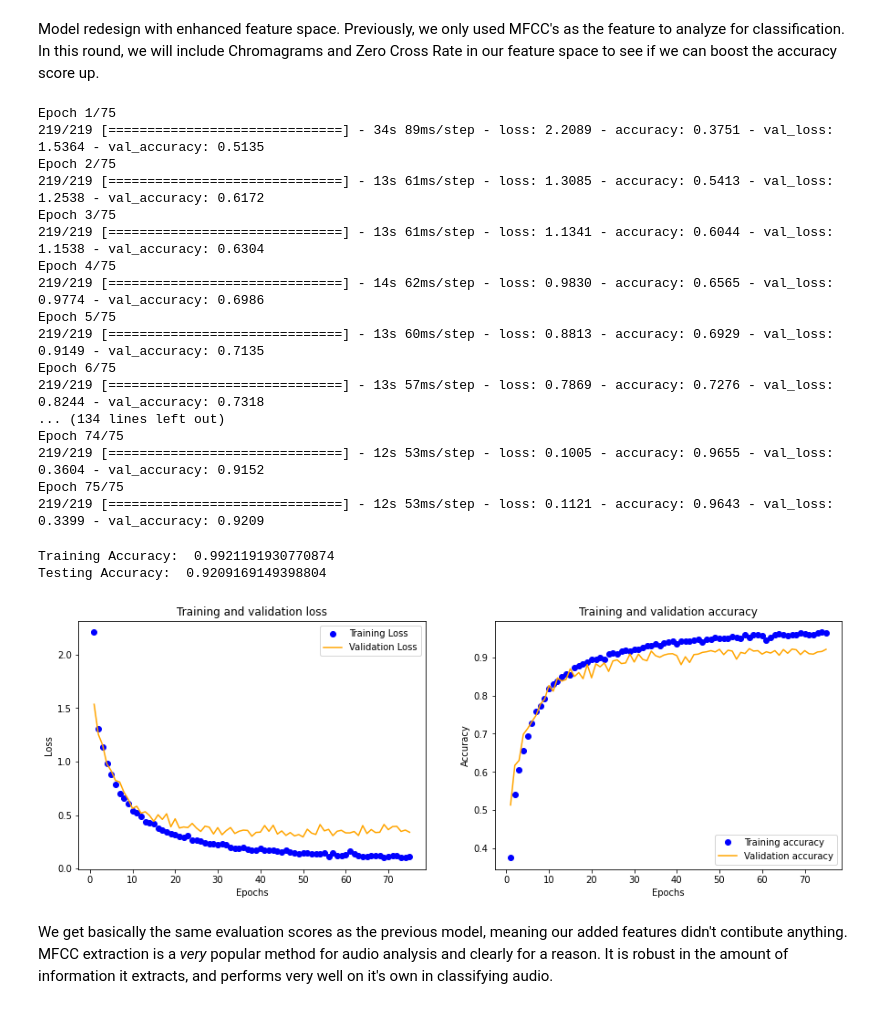
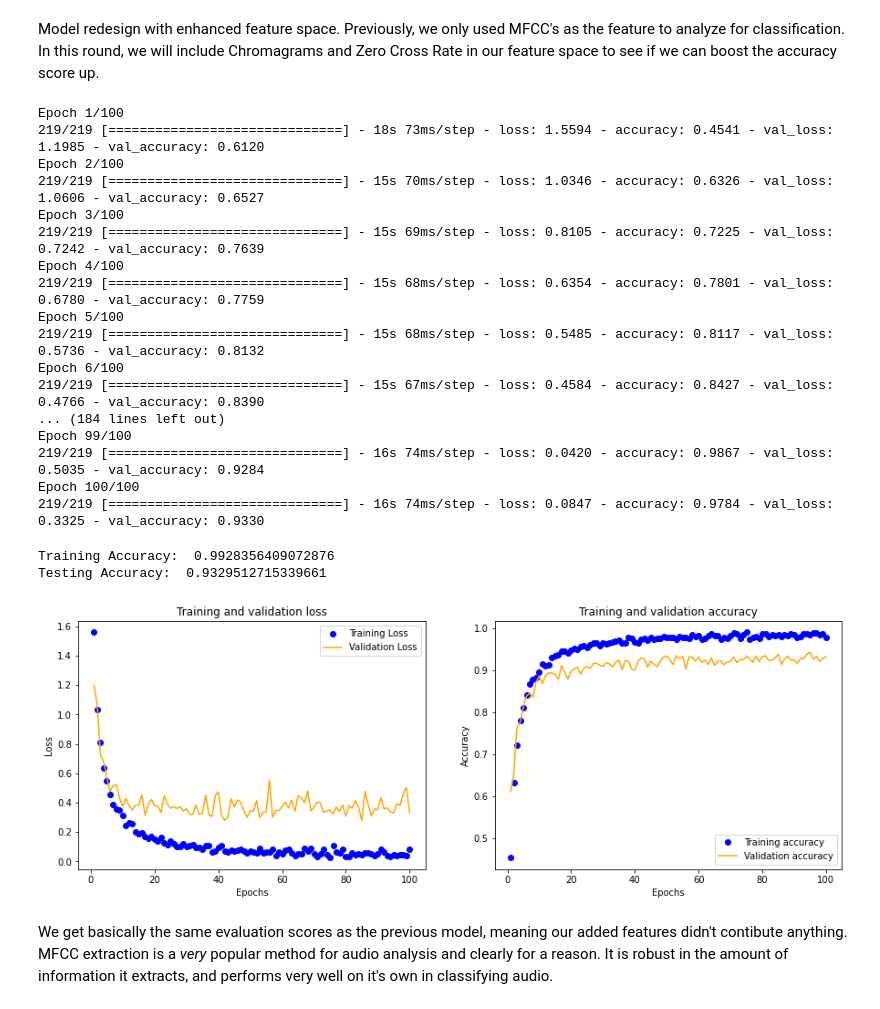
Before and after one commit to LiftedAquatic/Urban-Sound-Classifier, a Jupyter notebook: Preprocessing - Modeling.ipynb, the cells around one changed output. Saved outputs shown, nothing was run; the diff lists cells and outputs as text; code cells hidden in the pictures.

Commit message:
modeling update

```diff
--- a/Preprocessing - Modeling.ipynb
+++ b/Preprocessing - Modeling.ipynb
@@ -79,7 +79,7 @@ X_train = X_train.reshape(X_train.shape[0], 40, 174, 1)
 X_test = X_test.reshape(X_test.shape[0], 40, 174, 1)
 
 # create variable for the count of classes for our model's output layer; where predictions get mapped to the classes
-class_count = y_.shape[1]
+num_labels = y_.shape[1]
 
 # variable for the shape of our independent variable data
 shape = (40, 174, 1)
@@ -301,20 +299,24 @@ shape = (42, 174, 1)
 model_3 = Sequential()
 
 # construct layers
-model_3.add(Conv2D(filters=16, kernel_size=2, activation='relu', input_shape=shape))
+model_3.add(Conv2D(filters=16, kernel_size=3, activation='relu', input_shape=shape))
 model_3.add(MaxPooling2D(pool_size=2))
 model_3.add(Dropout(0.2))
 
-model_3.add(Conv2D(filters=32, kernel_size=2, activation='relu'))
+model_3.add(Conv2D(filters=32, kernel_size=3, activation='relu'))
 model_3.add(MaxPooling2D(pool_size=2))
 model_3.add(Dropout(0.2))
 
-model_3.add(Conv2D(filters=64, kernel_size=2, activation='relu'))
+model_3.add(Conv2D(filters=64, kernel_size=3, activation='relu'))
 model_3.add(MaxPooling2D(pool_size=2))
 model_3.add(Dropout(0.2))
 
-model_3.add(Conv2D(filters=128, kernel_size=2, activation='relu'))
-model_3.add(MaxPooling2D(pool_size=2))
+model_3.add(Conv2D(filters=128, kernel_size=3, activation='relu'))
+model_3.add(MaxPooling2D(pool_size=1))
+model_3.add(Dropout(0.2))
+
+model_3.add(Conv2D(filters=256, kernel_size=1, activation='relu'))
+model_3.add(MaxPooling2D(pool_size=1))
 model_3.add(Dropout(0.2))
 
 model_3.add(GlobalAveragePooling2D())
@@ -325,31 +327,28 @@ model_3.add(Dense(num_labels, activation='softmax'))
 
 model_3.compile(optimizer='adam', loss='categorical_crossentropy', metrics=['accuracy'])
 # %%
-#num_epochs = 12
-#num_batch_size = 128
 
-num_epochs = 72
-num_batch_size = 256
+# fit model
 
-model_3_ = model_3.fit(X_train, y_train, epochs=75, validation_data=(X_test, y_test), verbose=1)
+model_3_ = model_3.fit(X_train, y_train, epochs=100, validation_data=(X_test, y_test), verbose=1)
 # %% [output]
-Epoch 1/75
-219/219 [==============================] - 34s 89ms/step - loss: 2.2089 - accuracy: 0.3751 - val_loss: 1.5364 - val_accuracy: 0.5135
-Epoch 2/75
-219/219 [==============================] - 13s 61ms/step - loss: 1.3085 - accuracy: 0.5413 - val_loss: 1.2538 - val_accuracy: 0.6172
-Epoch 3/75
-219/219 [==============================] - 13s 61ms/step - loss: 1.1341 - accuracy: 0.6044 - val_loss: 1.1538 - val_accuracy: 0.6304
-Epoch 4/75
-219/219 [==============================] - 14s 62ms/step - loss: 0.9830 - accuracy: 0.6565 - val_loss: 0.9774 - val_accuracy: 0.6986
-Epoch 5/75
-219/219 [==============================] - 13s 60ms/step - loss: 0.8813 - accuracy: 0.6929 - val_loss: 0.9149 - val_accuracy: 0.7135
-Epoch 6/75
-219/219 [==============================] - 13s 57ms/step - loss: 0.7869 - accuracy: 0.7276 - val_loss: 0.8244 - val_accuracy: 0.7318
-... (134 lines left out)
-Epoch 74/75
-219/219 [==============================] - 12s 53ms/step - loss: 0.1005 - accuracy: 0.9655 - val_loss: 0.3604 - val_accuracy: 0.9152
-Epoch 75/75
-219/219 [==============================] - 12s 53ms/step - loss: 0.1121 - accuracy: 0.9643 - val_loss: 0.3399 - val_accuracy: 0.9209
+Epoch 1/100
+219/219 [==============================] - 18s 73ms/step - loss: 1.5594 - accuracy: 0.4541 - val_loss: 1.1985 - val_accuracy: 0.6120
+Epoch 2/100
+219/219 [==============================] - 15s 70ms/step - loss: 1.0346 - accuracy: 0.6326 - val_loss: 1.0606 - val_accuracy: 0.6527
+Epoch 3/100
+219/219 [==============================] - 15s 69ms/step - loss: 0.8105 - accuracy: 0.7225 - val_loss: 0.7242 - val_accuracy: 0.7639
+Epoch 4/100
+219/219 [==============================] - 15s 68ms/step - loss: 0.6354 - accuracy: 0.7801 - val_loss: 0.6780 - val_accuracy: 0.7759
+Epoch 5/100
+219/219 [==============================] - 15s 68ms/step - loss: 0.5485 - accuracy: 0.8117 - val_loss: 0.5736 - val_accuracy: 0.8132
+Epoch 6/100
+219/219 [==============================] - 15s 67ms/step - loss: 0.4584 - accuracy: 0.8427 - val_loss: 0.4766 - val_accuracy: 0.8390
+... (184 lines left out)
+Epoch 99/100
+219/219 [==============================] - 16s 74ms/step - loss: 0.0420 - accuracy: 0.9867 - val_loss: 0.5035 - val_accuracy: 0.9284
+Epoch 100/100
+219/219 [==============================] - 16s 74ms/step - loss: 0.0847 - accuracy: 0.9784 - val_loss: 0.3325 - val_accuracy: 0.9330
 # %%
 # Evaluating the model on the training and testing set
 score = model_3.evaluate(X_train, y_train, verbose=0)
@@ -358,30 +357,30 @@ print("Training Accuracy: ", score[1])
 score = model_3.evaluate(X_test, y_test, verbose=0)
 print("Testing Accuracy: ", score[1])
 # %% [output]
-Training Accuracy:  0.9921191930770874
-Testing Accuracy:  0.9209169149398804
+Training Accuracy:  0.9928356409072876
+Testing Accuracy:  0.9329512715339661
 # %%
 history_dict=model_3_.history
 loss_values=history_dict['loss']
 acc_values=history_dict['accuracy']
 val_loss_values = history_dict['val_loss']
 val_acc_values=history_dict['val_accuracy']
-epochs=range(1,76)
+epochs=range(1,101)
 fig,(ax1,ax2)=plt.subplots(1,2,figsize=(15,5))
 ax1.plot(epochs,loss_values,'bo',label='Training Loss')
 ax1.plot(epochs,val_loss_values,'orange', label='Validation Loss')
 ax1.set_title('Training and validation loss')
 ax1.set_xlabel('Epochs')
 ax1.set_ylabel('Loss')
 ax1.legend()
 ax2.plot(epochs,acc_values,'bo', label='Training accuracy')
 ax2.plot(epochs,val_acc_values,'orange',label='Validation accuracy')
 ax2.set_title('Training and validation accuracy')
 ax2.set_xlabel('Epochs')
 ax2.set_ylabel('Accuracy')
 ax2.legend()
 plt.show()
 # %% [output]
-[figure, old version]
+[figure, new version]
 # %% [markdown]
 We get basically the same evaluation scores as the previous model, meaning our added features didn't contibute anything. MFCC extraction is a *very* popular method for audio analysis and clearly for a reason. It is robust in the amount of information it extracts, and performs very well on it's own in classifying audio.
```
Also changed, not shown: parts of 8 cells of this notebook.
